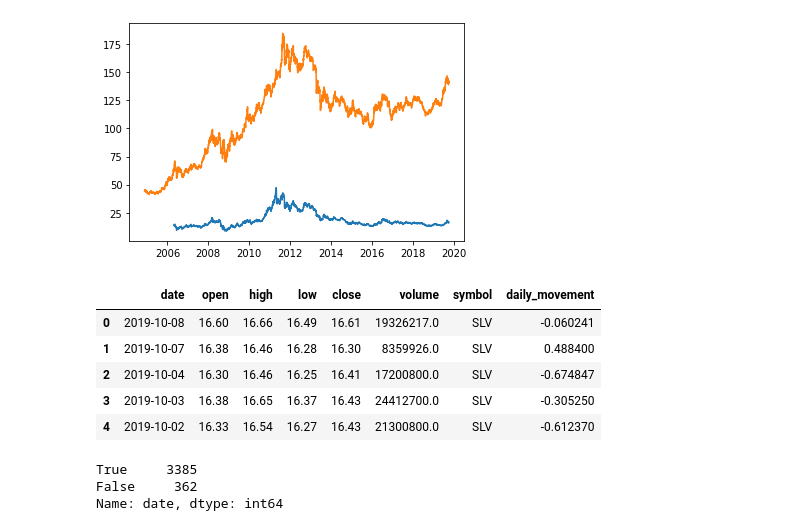
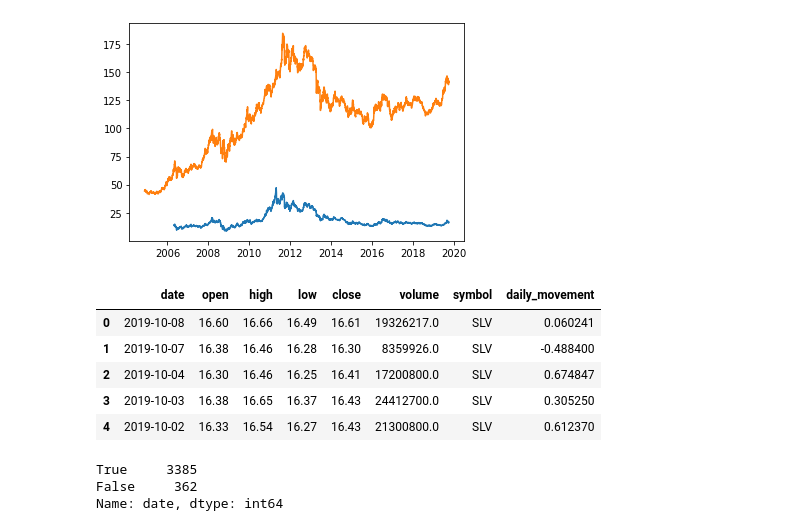
Before and after one commit to akharina/gold_silver_etf, a Jupyter notebook: Hypothesis_testing_AK.ipynb, the cells around one changed output. Saved outputs shown, nothing was run; the diff lists cells and outputs as text; code cells hidden in the pictures.

```diff
--- a/Hypothesis_testing_AK.ipynb
+++ b/Hypothesis_testing_AK.ipynb
@@ -33,15 +33,15 @@ To register the converters:
   warnings.warn(msg, FutureWarning)
 [figure]
 # %%
-df_clean['daily_movement'] = (df_clean.open-df_clean.close)*100/df_clean.open
+df_clean['daily_movement'] = (df_clean.close-df_clean.open)*100/df_clean.open
 df_clean.head()
 # %% [output]
 |  | date | open | high | low | close | volume | symbol | daily_movement |
-| 0 | 2019-10-08 | 16.60 | 16.66 | 16.49 | 16.61 | 19326217.0 | SLV | -0.060241 |
-| 1 | 2019-10-07 | 16.38 | 16.46 | 16.28 | 16.30 | 8359926.0 | SLV | 0.488400 |
-| 2 | 2019-10-04 | 16.30 | 16.46 | 16.25 | 16.41 | 17200800.0 | SLV | -0.674847 |
-| 3 | 2019-10-03 | 16.38 | 16.65 | 16.37 | 16.43 | 24412700.0 | SLV | -0.305250 |
-| 4 | 2019-10-02 | 16.33 | 16.54 | 16.27 | 16.43 | 21300800.0 | SLV | -0.612370 |
+| 0 | 2019-10-08 | 16.60 | 16.66 | 16.49 | 16.61 | 19326217.0 | SLV | 0.060241 |
+| 1 | 2019-10-07 | 16.38 | 16.46 | 16.28 | 16.30 | 8359926.0 | SLV | -0.488400 |
+| 2 | 2019-10-04 | 16.30 | 16.46 | 16.25 | 16.41 | 17200800.0 | SLV | 0.674847 |
+| 3 | 2019-10-03 | 16.38 | 16.65 | 16.37 | 16.43 | 24412700.0 | SLV | 0.305250 |
+| 4 | 2019-10-02 | 16.33 | 16.54 | 16.27 | 16.43 | 21300800.0 | SLV | 0.612370 |
 # %%
 df_clean_SLV = df_clean.loc[df_clean['symbol'] == 'SLV'][['date','symbol','open','close','daily_movement']]
 df_clean_GLD = df_clean.loc[df_clean['symbol'] == 'GLD'][['date','symbol','open','close','daily_movement']]
```
Also changed, not shown: parts of 51 cells of this notebook, 3 other files.
